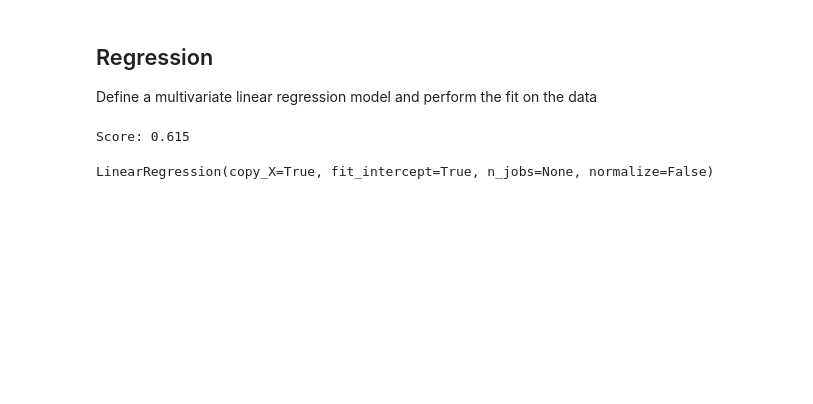
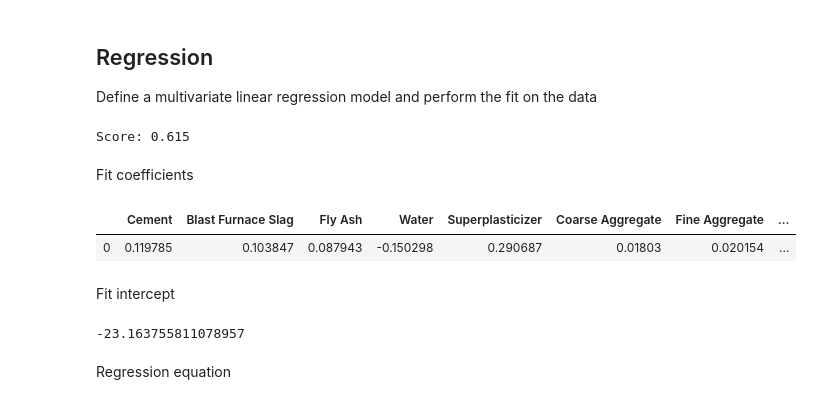
Before and after one commit to animaviridis/machine-learning-assessment, a Jupyter notebook: assignment1/task1/regression.ipynb, the cells around one changed output. Drawn from its saved outputs; the diff is of its cells as text; code cells hidden in the pictures; blank space fills up the shorter version.

```diff
--- a/assignment1/task1/regression.ipynb
+++ b/assignment1/task1/regression.ipynb
@@ -120,7 +112,20 @@ fitter.fit(df_input, df_target)
 print(f"Score: {fitter.score(df_input, df_target):.3f}")
 # %% [output]
 Score: 0.615
-# %%
-fitter
-# %% [output]
-LinearRegression(copy_X=True, fit_intercept=True, n_jobs=None, normalize=False)
+# %% [markdown]
+Fit coefficients
+# %%
+coefs = pd.DataFrame(data=fitter.coef_.reshape(1,-1), columns=input_vars)
+coefs
+# %% [output]
+|  | Cement | Blast Furnace Slag | Fly Ash | Water | Superplasticizer | Coarse Aggregate | Fine Aggregate | ... |
+| 0 | 0.119785 | 0.103847 | 0.087943 | -0.150298 | 0.290687 | 0.01803 | 0.020154 | ... |
+# %% [markdown]
+Fit intercept
+# %%
+intercept = fitter.intercept_
+intercept
+# %% [output]
+-23.163755811078957
+# %% [markdown]
+Regression equation
```
Also changed, not shown: parts of 8 cells of this notebook.
